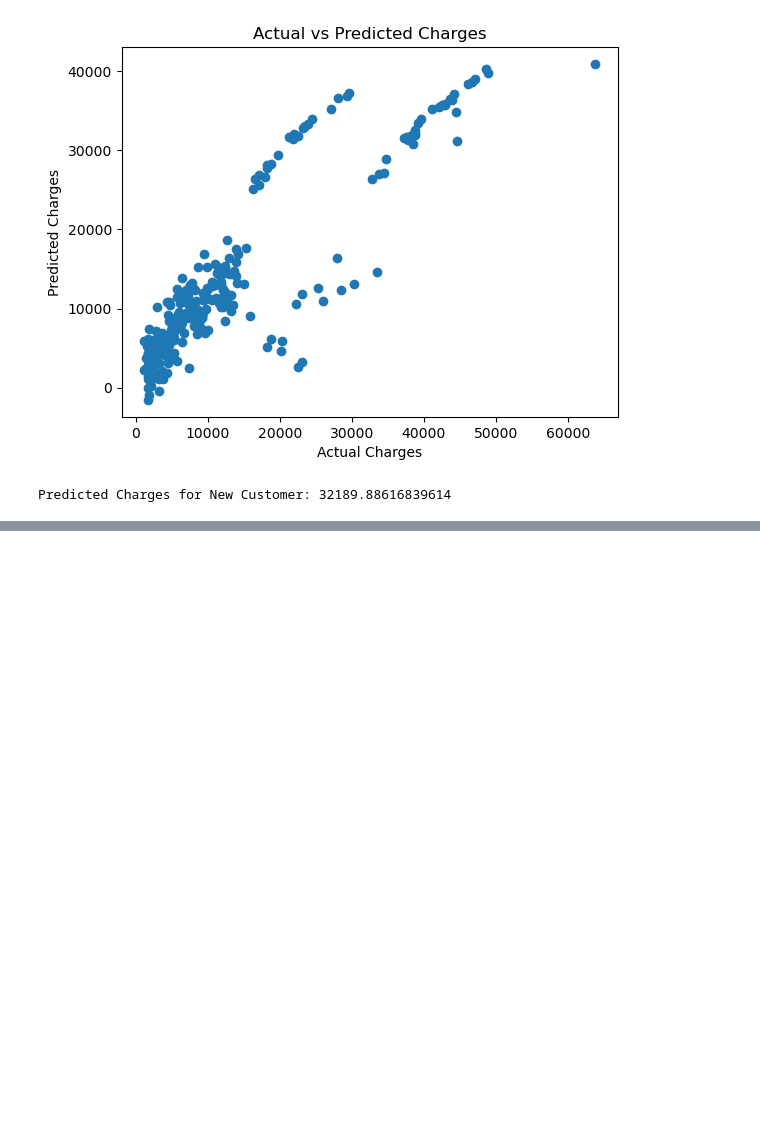
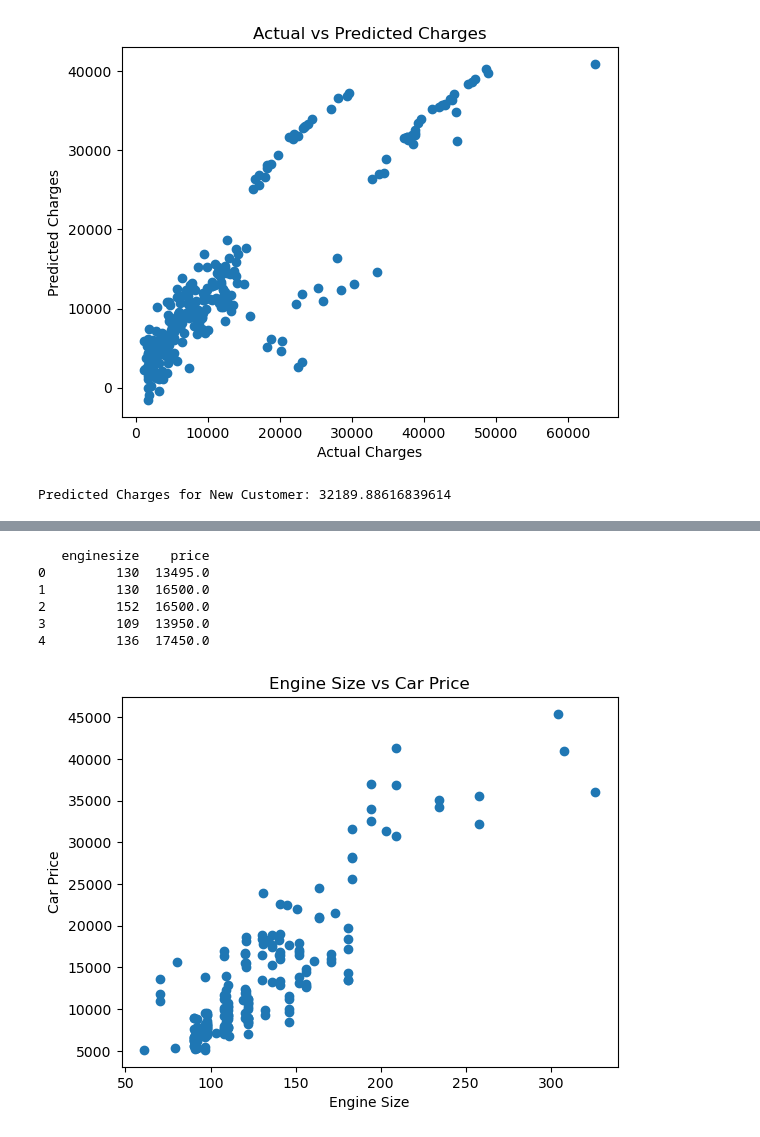
Before and after one commit to Suryatejamunukuntla/Machine-Learning, a Jupyter notebook: ML.ipynb, the cells around one changed output, grey strips where cells are left out. Cells and saved outputs as stored; diff of their text form; code cells hidden in the pictures; blank space fills up the shorter version.

```diff
--- a/ML.ipynb
+++ b/ML.ipynb
@@ -457,0 +599,32 @@ Predicted Charges for New Customer: 32189.88616839614
+# %%
+import pandas as pd
+import numpy as np
+import matplotlib.pyplot as plt
+from sklearn.linear_model import LinearRegression
+from sklearn.preprocessing import PolynomialFeatures
+from sklearn.metrics import mean_absolute_error, mean_squared_error
+
+# Load dataset
+data = pd.read_csv("CarPrice_Assignment.csv")
+
+# Select relevant columns
+X = data[['enginesize']].values
+y = data['price'].values
+
+# Preview
+print(data[['enginesize', 'price']].head())
+# %% [output]
+   enginesize    price
+0         130  13495.0
+1         130  16500.0
+2         152  16500.0
+3         109  13950.0
+4         136  17450.0
+# %%
+plt.scatter(X, y)
+plt.xlabel("Engine Size")
+plt.ylabel("Car Price")
+plt.title("Engine Size vs Car Price")
+plt.show()
+# %% [output]
+[figure, added]
```
Also changed, not shown: parts of 32 cells of this notebook, 2 other files.
